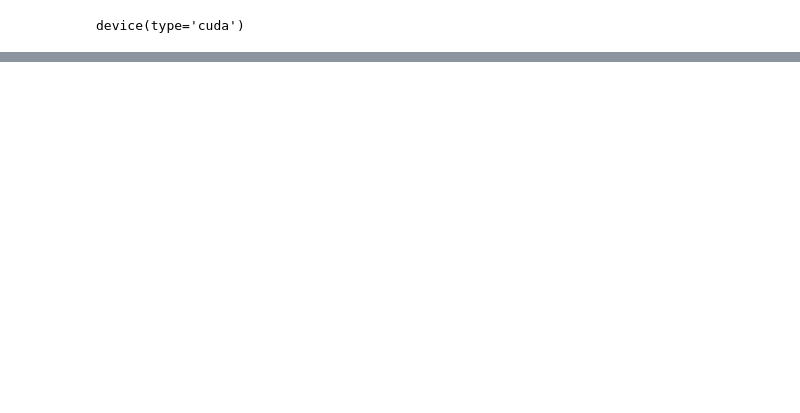
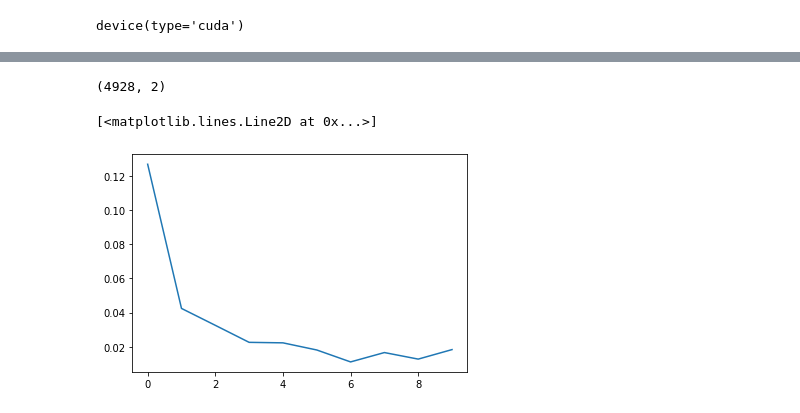
Before and after one commit to ruchiraravishankar/level-5-project, a Jupyter notebook: Resnet18_model_trials.ipynb, the cells around one changed output, grey strips where cells are left out. Cells and saved outputs as stored; diff of their text form; code cells hidden in the pictures; blank space fills up the shorter version.

```diff
--- a/Resnet18_model_trials.ipynb
+++ b/Resnet18_model_trials.ipynb
@@ -343,0 +361,7 @@ def _load_pretrained(model, url, inchans=3):
+# %%
+print(model.conv1)
+model.conv1 = nn.Conv2d(1, 64, kernel_size=7, stride=2, padding=3, bias=False).to(device)
+print(model.conv1)
+num_ftrs = model.fc.in_features
+model.fc = nn.Linear(num_ftrs, 2).to(device)
+# print(model.conv1)...change first conv to take 1 channel instead of 3
@@ -344,12 +371,16 @@ def _load_pretrained(model, url, inchans=3):
 # %%
-torch.hub._validate_not_a_forked_repo=lambda a,b,c: True
+# torch.hub._validate_not_a_forked_repo=lambda a,b,c: True
 
-model = model = torch.hub.load('pytorch/vision:v0.10.0', 'resnet18', pretrained=False)
+# model = torch.hub.load('pytorch/vision:v0.10.0', 'resnet18', pretrained=False)
 # model = model.cuda() if device else model
 
-# model=Binary_Classifier().to(device)
+# first_conv_layer = [nn.Conv2d(1, 3, kernel_size=3, stride=1, padding=1, dilation=1, groups=1, bias=True)]
+# first_conv_layer.extend(list(model.children()))
+# model = nn.Sequential(*first_conv_layer )
+
+
 criterion = nn.CrossEntropyLoss()
-optimizer = torch.optim.Adam(model.parameters(),lr = 0.0001)
-
+optimizer = torch.optim.Adam(model.parameters(),lr = 0.001)
+model.to(device)
 print(next(model.parameters()).device)
 # %% [output]
@@ -358,8 +387,0 @@ cpu
-# %%
-def accuracy(out, labels):
-    _,pred = torch.max(out, dim=1)
-    return torch.sum(pred==labels).item()
-
-num_ftrs = model.fc.in_features
-model.fc = nn.Linear(num_ftrs, 2)
-model.fc = model.fc.cuda() if CUDA else model.fc
@@ -369,3 +435,6 @@ model.fc = model.fc.cuda() if CUDA else model.fc
+# %%
+num_ftrs = model.fc.in_features
+model.fc = nn.Linear(num_ftrs, 2).to(device)
 # %%
 train_losses = []
 train_loss_record = []
@@ -437 +526,10 @@ print(prediction.reshape(-1).shape)
+# %%
+print(result.reshape(-1,2).shape)
+# %% [output]
+(4928, 2)
+# %%
+plt.plot(tlr)
+# %% [output]
+[<matplotlib.lines.Line2D at 0x...>]
+[figure, added]
 # %%
```
Also changed, not shown: parts of 39 cells of this notebook.
